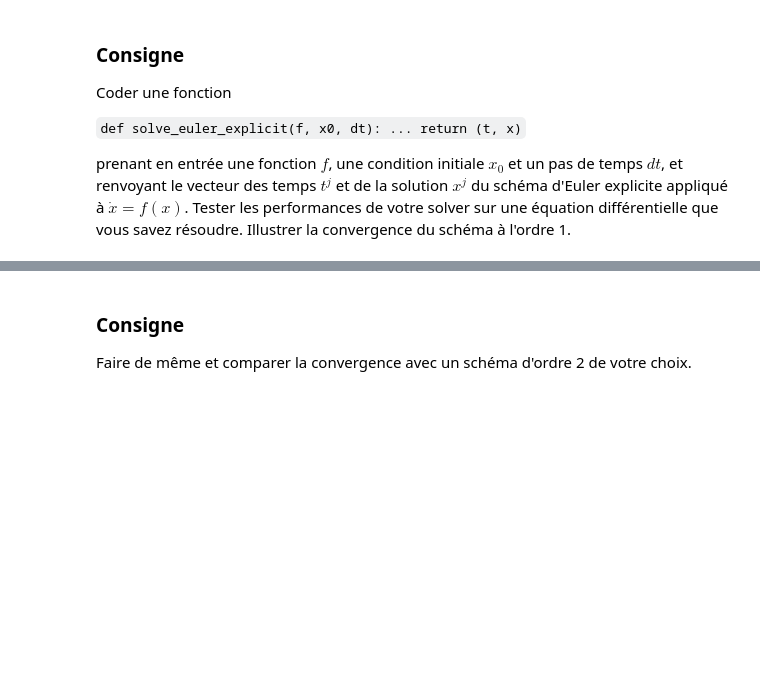
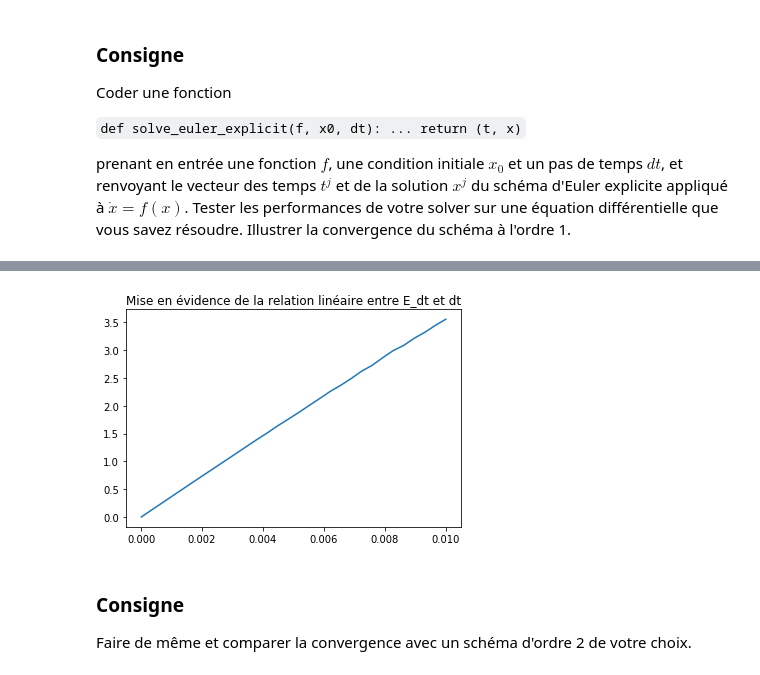
Before and after one commit to LauraGarda/Projet_ED2, a Jupyter notebook: Projet_ED2.ipynb, the cells around one changed output, grey strips where cells are left out. Cells and saved outputs as stored; diff of their text form; code cells hidden in the pictures; blank space fills up the shorter version.

```diff
--- a/Projet_ED2.ipynb
+++ b/Projet_ED2.ipynb
@@ -19,3 +77,16 @@ prenant en entrée une fonction $f$, une condition initiale $x_0$ et un pas de t
+# %%
+def E(dt):
+    T, X = solve_euler_explicit(lambda x: x, np.array([1]), dt, 5)
+    X_Theo = np.exp(T)
+    return max(abs(X_Theo-X[:,0]))
+
+DT = np.linspace(10**-5, 10**-2, 30)
+Ev = np.vectorize(E)
+plt.plot(DT, Ev(DT))
+plt.title("Mise en évidence de la relation linéaire entre E_dt et dt")
+plt.show()
+# %% [output]
+[figure, added]
 # %% [markdown]
 ### Consigne
 Faire de même et comparer la convergence avec un schéma d'ordre 2 de votre choix.
```
Also changed, not shown: parts of 7 cells of this notebook.
